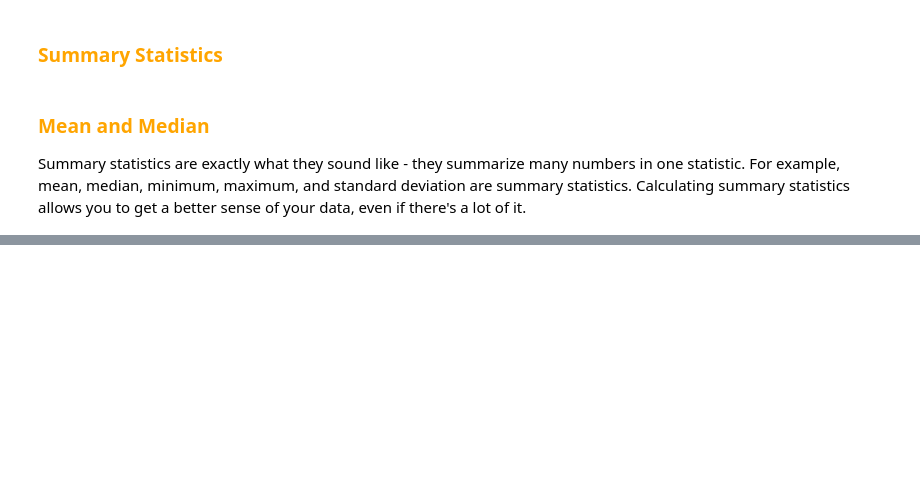
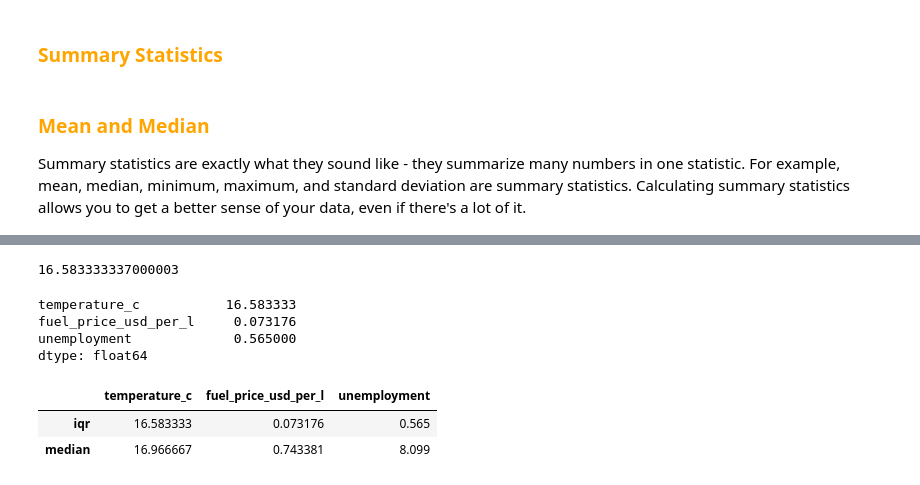
Before and after one commit to Navidullah/Data-Science, a Jupyter notebook: pandas.ipynb, the cells around one changed output, grey strips where cells are left out. Saved outputs shown, nothing was run; the diff lists cells and outputs as text; code cells hidden in the pictures; blank space fills up the shorter version.

```diff
--- a/pandas.ipynb
+++ b/pandas.ipynb
@@ -664,5 +664,4 @@ EG             45         True
 Summary statistics are exactly what they sound like - they summarize many numbers in one statistic. For example, mean, median, minimum, maximum, and standard deviation are summary statistics. Calculating summary statistics allows you to get a better sense of your data, even if there's a lot of it.
 # %%
 import pandas as pd
-sales = pd.read_csv('C:/Users/RBTG/OneDrive/Desktop/Data science/data/sales.txt')
-sales
+sales = pd.read_csv('C:/Users/RBTG/OneDrive/Desktop/Data science/data/sales.csv')
@@ -682,0 +730,33 @@ sales
+# %%
+# A custom IQR function
+def iqr(column):
+    return column.quantile(0.75) - column.quantile(0.25)
+
+# Print IQR of the temperature_c column
+print(sales['temperature_c'].agg(iqr))
+# %% [output]
+16.583333337000003
+# %%
+# A custom IQR function
+def iqr(column):
+    return column.quantile(0.75) - column.quantile(0.25)
+
+# Update to print IQR of temperature_c, fuel_price_usd_per_l, & unemployment
+print(sales[["temperature_c", "fuel_price_usd_per_l", "unemployment"]].agg(iqr))
+# %% [output]
+temperature_c           16.583333
+fuel_price_usd_per_l     0.073176
+unemployment             0.565000
+dtype: float64
+# %%
+# Import NumPy and create custom IQR function
+import numpy as np
+def iqr(column):
+    return column.quantile(0.75) - column.quantile(0.25)
+
+# Update to print IQR and median of temperature_c, fuel_price_usd_per_l, & unemployment
+sales[["temperature_c", "fuel_price_usd_per_l", "unemployment"]].agg([iqr,np.median])
+# %% [output]
+|  | temperature_c | fuel_price_usd_per_l | unemployment |
+| iqr | 16.583333 | 0.073176 | 0.565 |
+| median | 16.966667 | 0.743381 | 8.099 |
```
Also changed, not shown: parts of 8 cells of this notebook.
